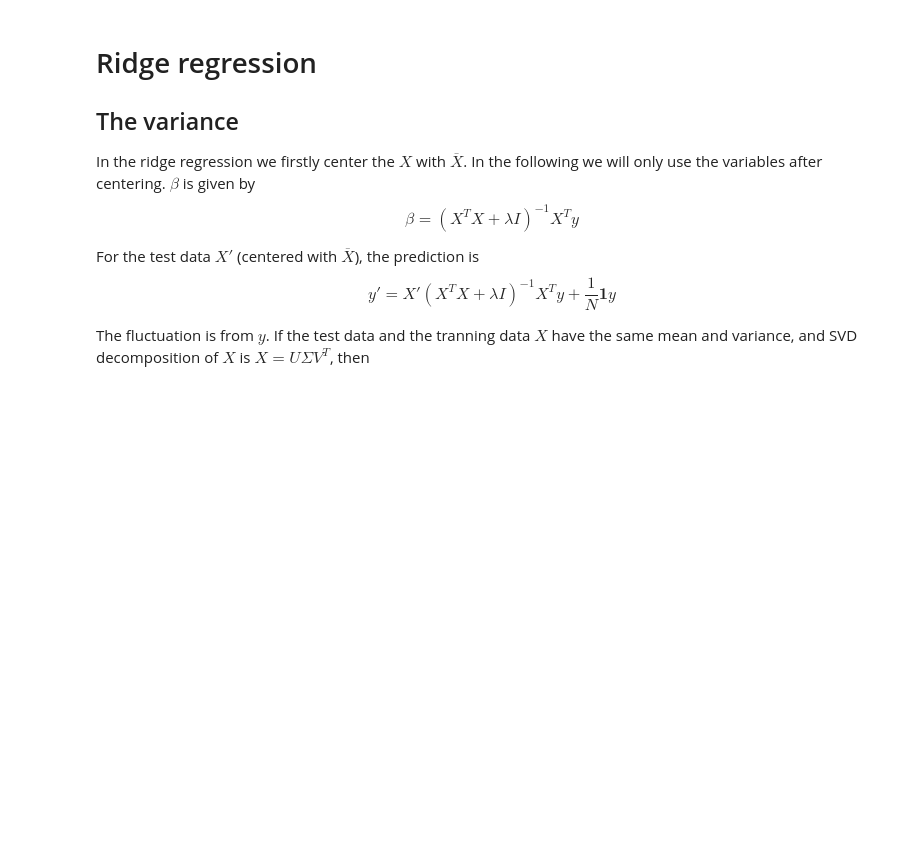
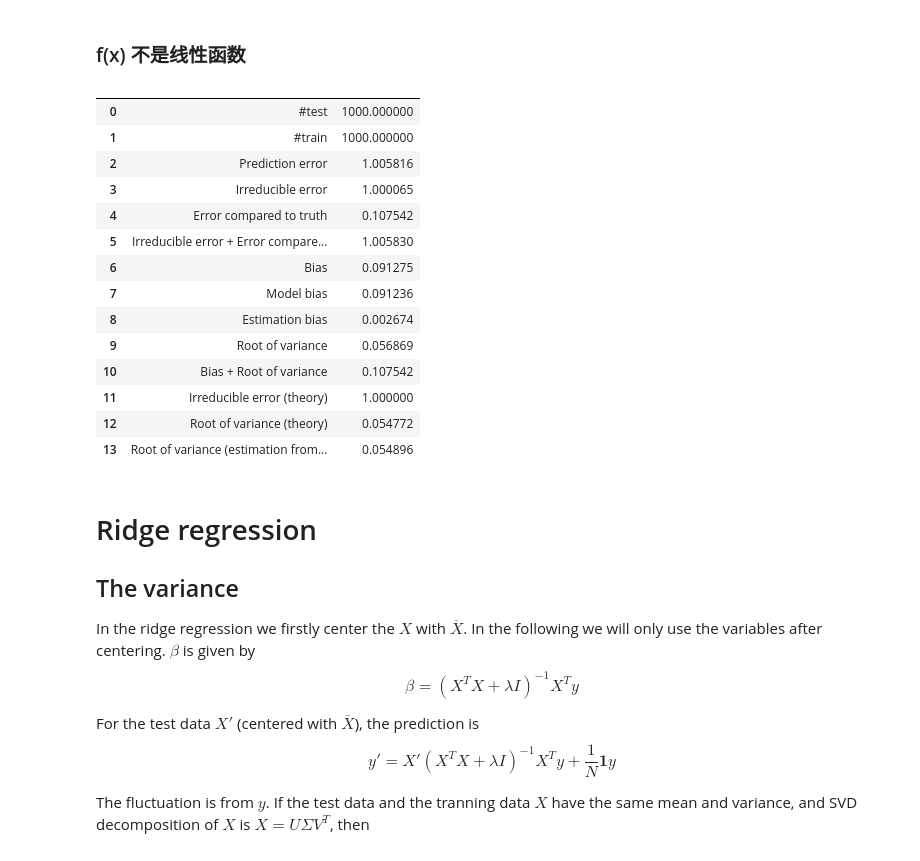
Before and after one commit to lhprojects/blog, a Jupyter notebook: JupyterNotebooks/LinearRegressionAndPCA_Exp.ipynb, the cells around one changed output. Saved outputs shown, nothing was run; the diff lists cells and outputs as text; code cells hidden in the pictures; blank space fills up the shorter version.

```diff
--- a/JupyterNotebooks/LinearRegressionAndPCA_Exp.ipynb
+++ b/JupyterNotebooks/LinearRegressionAndPCA_Exp.ipynb
@@ -186,3 +349,26 @@ make_table(*simulate())
+# %% [markdown]
+### f(x) 不是线性函数
+# %%
+def f233(X):
+    return X[:,0] - 0.3*X[:,1]**2
+
+show(simulate(f233))
+# %% [output]
+|  |  |  |
+| 0 | #test | 1000.000000 |
+| 1 | #train | 1000.000000 |
+| 2 | Prediction error | 1.005816 |
+| 3 | Irreducible error | 1.000065 |
+| 4 | Error compared to truth | 0.107542 |
+| 5 | Irreducible error + Error compare... | 1.005830 |
+| 6 | Bias | 0.091275 |
+| 7 | Model bias | 0.091236 |
+| 8 | Estimation bias | 0.002674 |
+| 9 | Root of variance | 0.056869 |
+| 10 | Bias + Root of variance | 0.107542 |
+| 11 | Irreducible error (theory) | 1.000000 |
+| 12 | Root of variance (theory) | 0.054772 |
+| 13 | Root of variance (estimation from... | 0.054896 |
 # %% [markdown]
 # Ridge regression
 ## The variance
```
Also changed, not shown: parts of 16 cells of this notebook.
